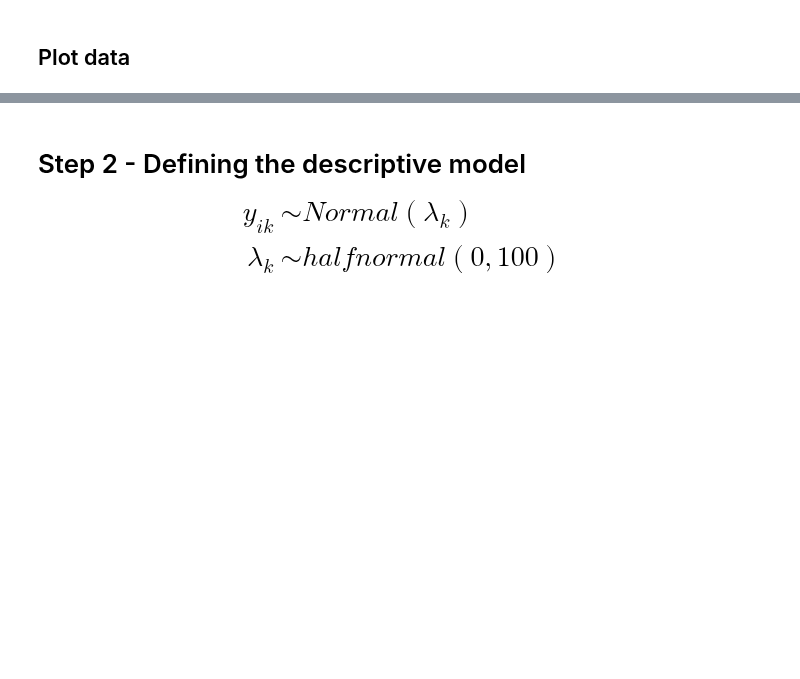
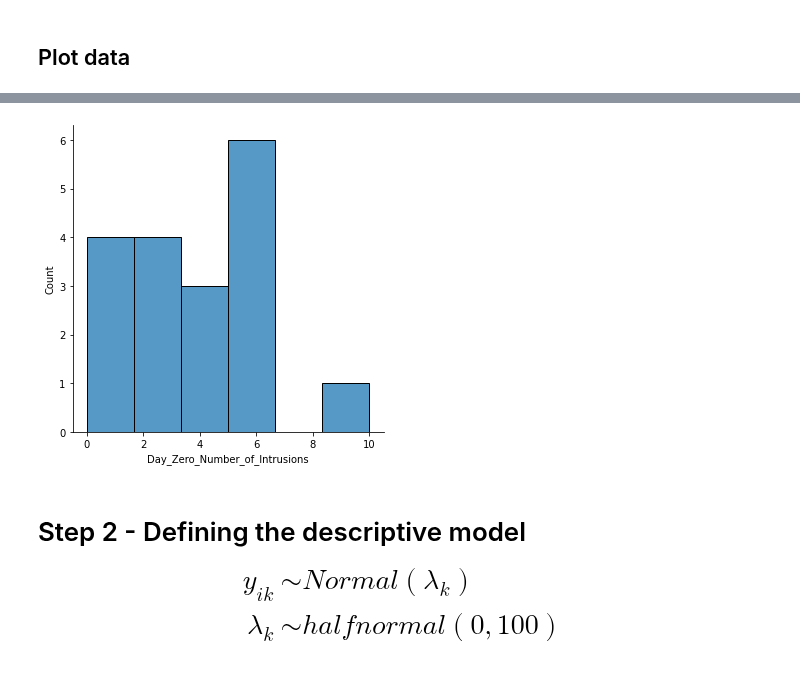
Before and after one commit to ebrlab/Statistical-methods-for-research-workers-bayes-for-psychologists-and-neuroscientists, a Jupyter notebook: wip/Bayesian Poisson estimation.ipynb, the cells around one changed output, grey strips where cells are left out. Drawn from its saved outputs; the diff is of its cells as text; code cells hidden in the pictures; blank space fills up the shorter version.

```diff
--- a/wip/Bayesian Poisson estimation.ipynb
+++ b/wip/Bayesian Poisson estimation.ipynb
@@ -141,3 +132,7 @@ plt.tight_layout()
+# %%
+sns.displot(data = None, x = df[df['Condition'] == 1]['Day_Zero_Number_of_Intrusions'] );
+# %% [output]
+[figure, added]
 # %% [markdown]
 # Step 2 - Defining the descriptive model \begin{align*}
 y_{ik} &\sim Normal(\lambda_k)
```
Also changed, not shown: parts of 39 cells of this notebook, 2 other files.
